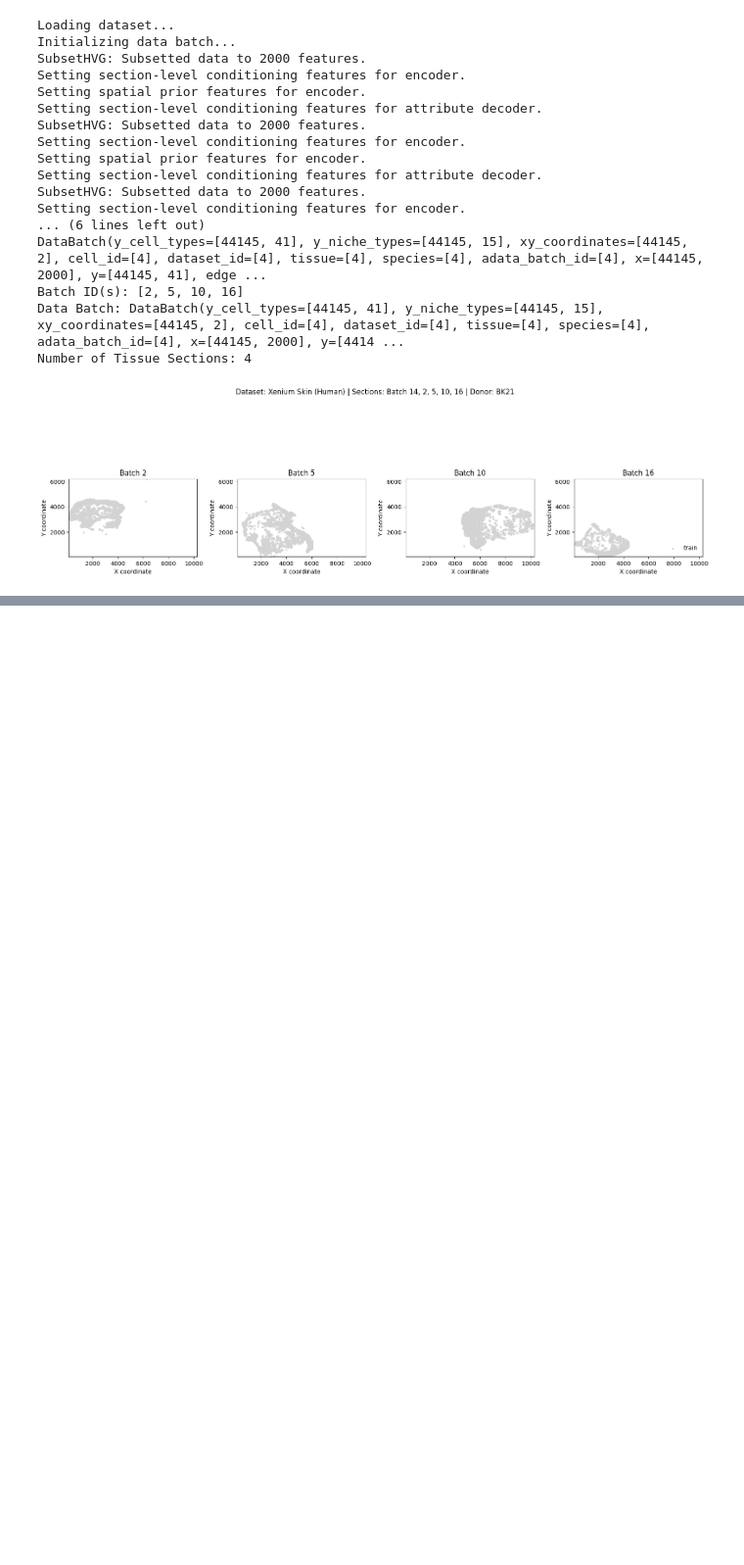
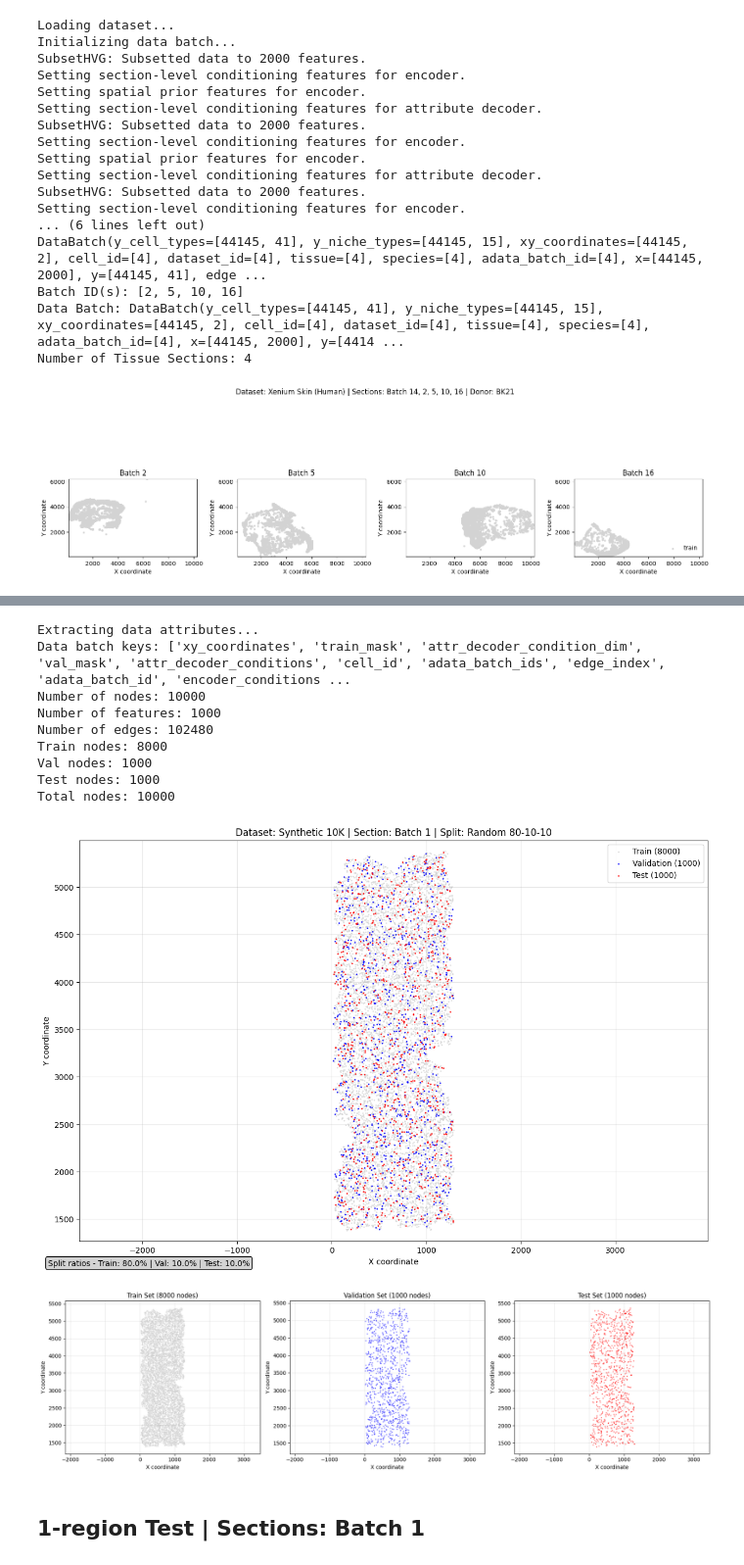
Before and after one commit to Lotfollahi-lab/squint-reproducibility, a Jupyter notebook: analysis/notebooks/train_val_test_splits.ipynb, the cells around one changed output, grey strips where cells are left out. Shown at 98% size. Cells and saved outputs as stored; diff of their text form; code cells hidden in the pictures; blank space fills up the shorter version.

```diff
--- a/analysis/notebooks/train_val_test_splits.ipynb
+++ b/analysis/notebooks/train_val_test_splits.ipynb
@@ -468,0 +518,15 @@ multiple_sections_train_val_test_splits(
+# %%
+sss2_1b_1p_rdn_vqniche_graphsage_file = Path("/lustre/scratch126/cellgen/lotfollahi/am84/VQNiche/reproducibility/config/train_model/sss2-1b_1p-random-split_vqniche_graphsage.yaml")
+with open(sss2_1b_1p_rdn_vqniche_graphsage_file, 'r') as f:
+    sss2_1b_1p_rdn_cfg = yaml.safe_load(f)
+# %%
+print("Loading dataset...")
+# Initialize dataset blob (this loads the raw data and applies transforms)
+dataset_blob = initialize_dataset_blob(sss2_1b_1p_rdn_cfg)
+
+print("Initializing data batch...")
+# Initialize data batch (this loads the specific batch/tissue section)
+sss2_1b_1p_rdn_data_batch = initialize_databatch(
+    config=sss2_1b_1p_rdn_cfg,
+    dataset_blob=dataset_blob
+)
@@ -468,0 +543,19 @@ multiple_sections_train_val_test_splits(
+# %%
+one_section_train_val_test_splits(
+    data_batch=sss2_1b_1p_rdn_data_batch,
+    title='Dataset: Synthetic 10K | Section: Batch 1 | Split: Random 80-10-10'
+)
+# %% [output]
+Extracting data attributes...
+Data batch keys: ['xy_coordinates', 'train_mask', 'attr_decoder_condition_dim', 'val_mask', 'attr_decoder_conditions', 'cell_id', 'adata_batch_ids', 'edge_index', 'adata_batch_id', 'encoder_conditions ...
+Number of nodes: 10000
+Number of features: 1000
+Number of edges: 102480
+Train nodes: 8000
+Val nodes: 1000
+Test nodes: 1000
+Total nodes: 10000
+[figure, added]
+[figure, added]
+# %% [markdown]
+## 1-region Test | Sections: Batch 1
```
Also changed, not shown: parts of 12 cells of this notebook.
